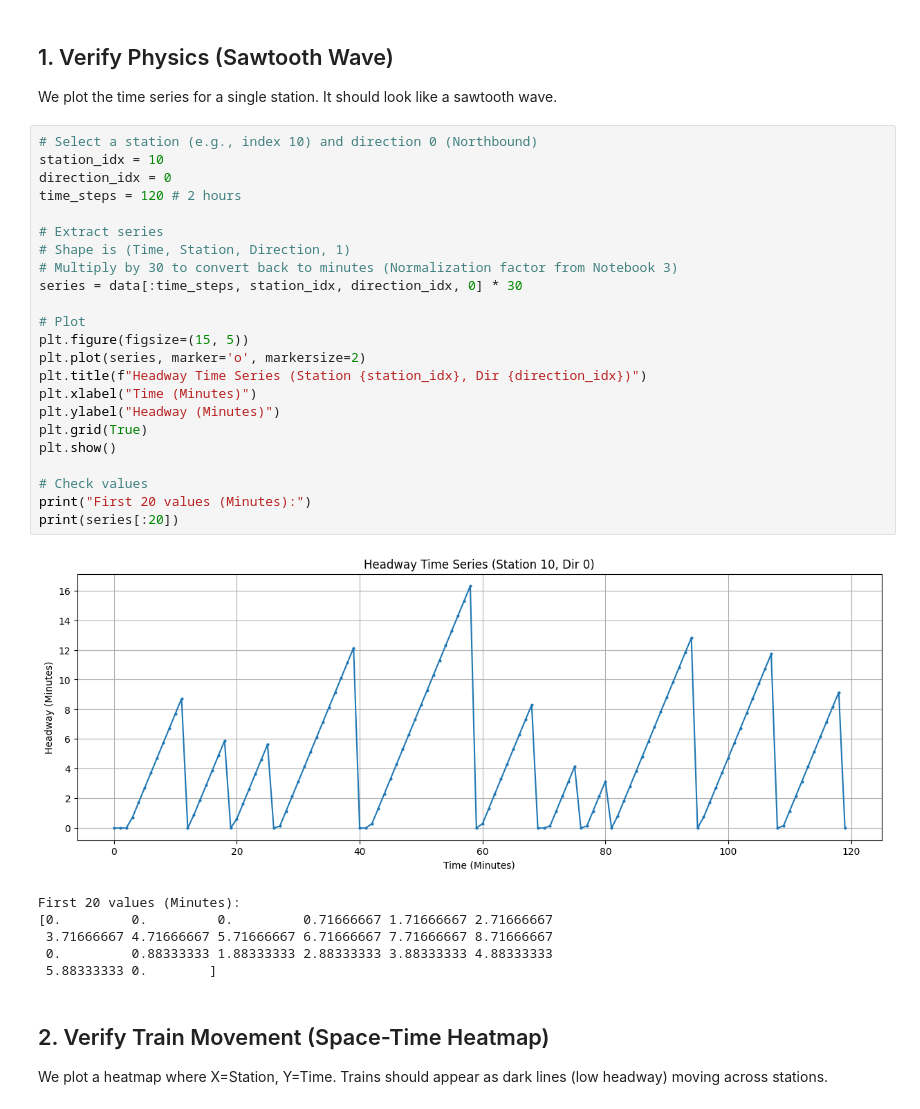
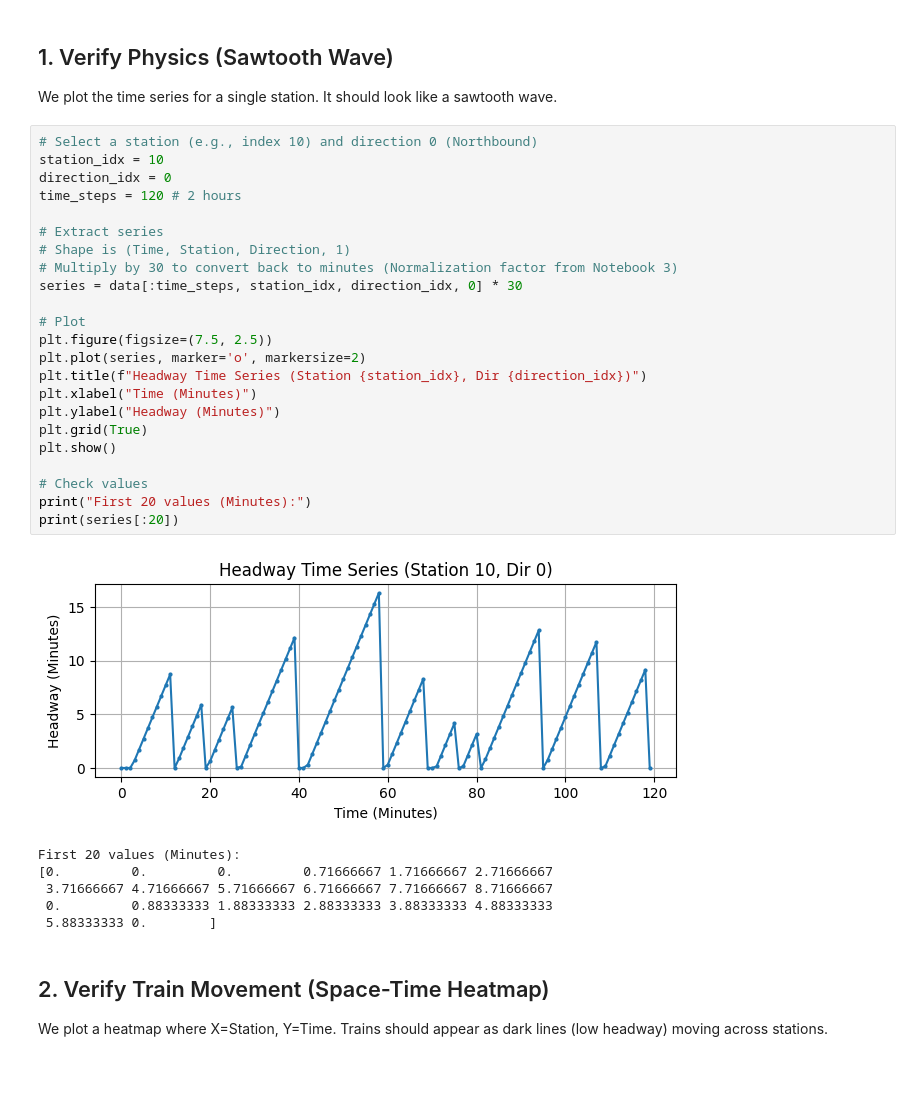
Before and after one commit to DanHerman212/headway-prediction, a Jupyter notebook: notebooks/4_spatiotemporal_eda.ipynb, the cells around one changed output. Drawn from its saved outputs; the diff is of its cells as text; blank space fills up the shorter version.

```diff
--- a/notebooks/4_spatiotemporal_eda.ipynb
+++ b/notebooks/4_spatiotemporal_eda.ipynb
@@ -37,28 +37,28 @@ We plot the time series for a single station. It should look like a sawtooth wav
 # %%
 # Select a station (e.g., index 10) and direction 0 (Northbound)
 station_idx = 10
 direction_idx = 0
 time_steps = 120 # 2 hours
 
 # Extract series
 # Shape is (Time, Station, Direction, 1)
 # Multiply by 30 to convert back to minutes (Normalization factor from Notebook 3)
 series = data[:time_steps, station_idx, direction_idx, 0] * 30
 
 # Plot
-plt.figure(figsize=(15, 5))
+plt.figure(figsize=(7.5, 2.5))
 plt.plot(series, marker='o', markersize=2)
 plt.title(f"Headway Time Series (Station {station_idx}, Dir {direction_idx})")
 plt.xlabel("Time (Minutes)")
 plt.ylabel("Headway (Minutes)")
 plt.grid(True)
 plt.show()
 
 # Check values
 print("First 20 values (Minutes):")
 print(series[:20])
 # %% [output]
-[figure, old version]
+[figure, new version]
 First 20 values (Minutes):
 [0.         0.         0.         0.71666667 1.71666667 2.71666667
  3.71666667 4.71666667 5.71666667 6.71666667 7.71666667 8.71666667
```
Also changed, not shown: parts of 4 cells of this notebook.
